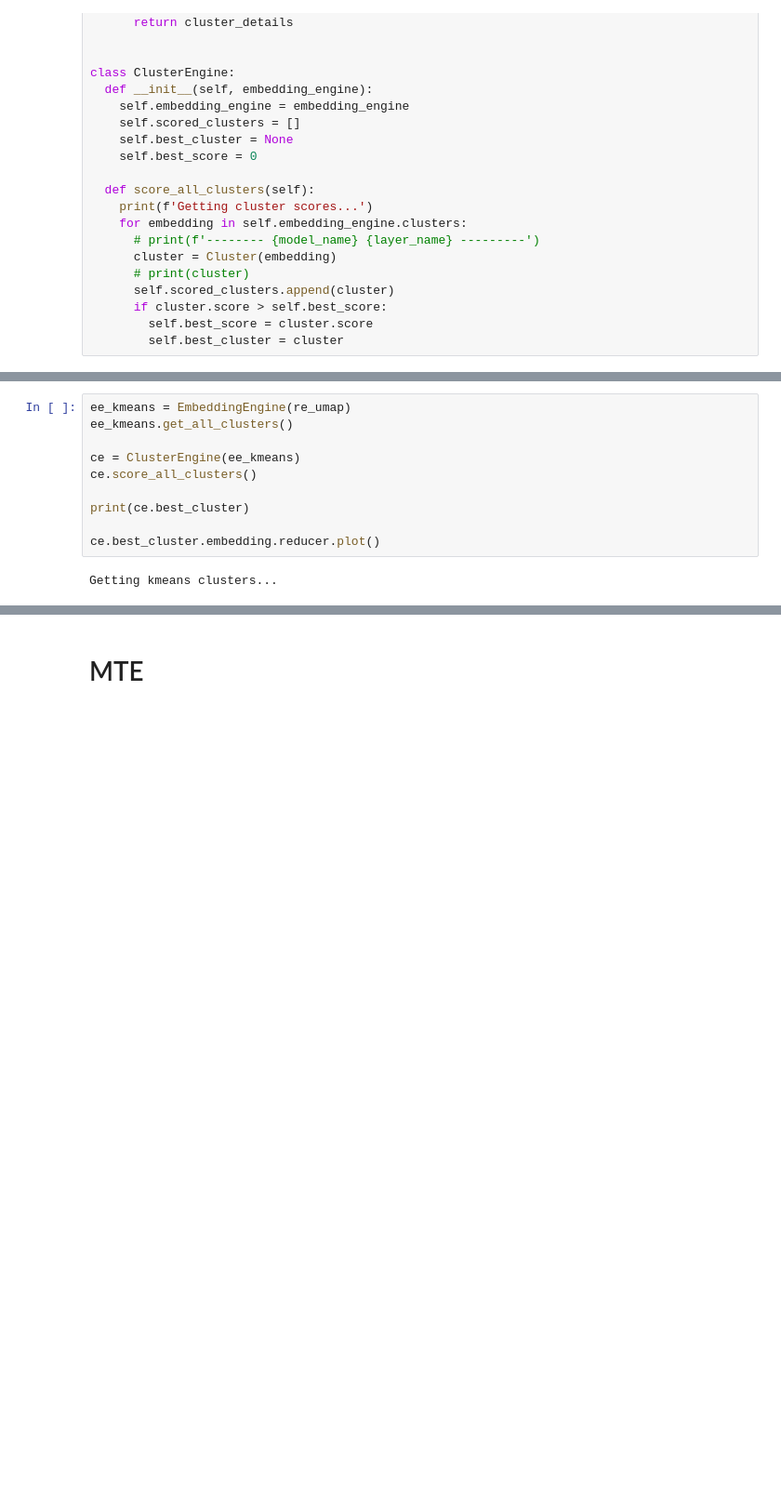
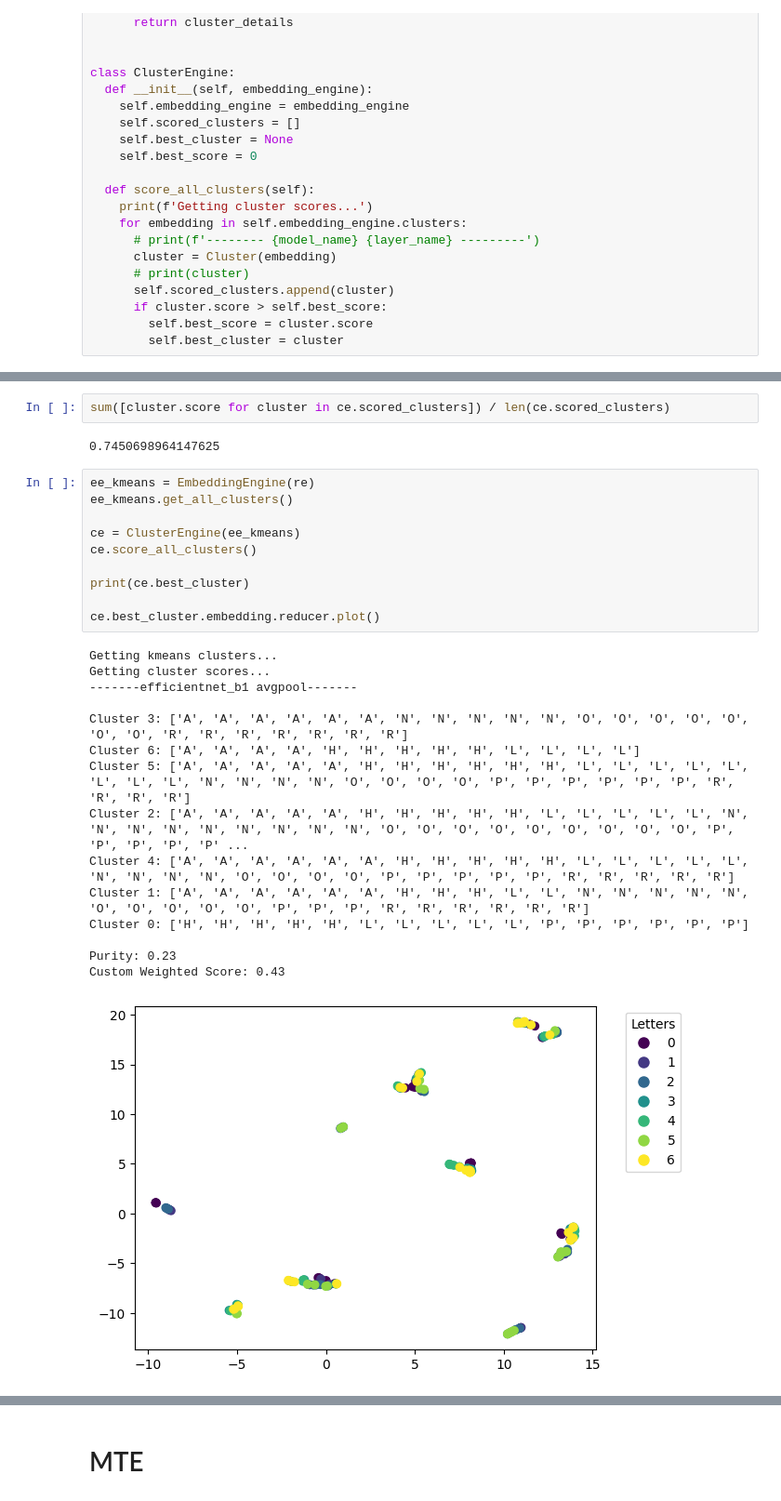
Before and after one commit to ADA-SITE-JML/gesture_face_features, a Jupyter notebook: code/hgr_pytorch.ipynb, the cells around one changed output, grey strips where cells are left out. Shown: that part at 93% size. Drawn from its saved outputs; the diff is of its cells as text; blank space fills up the shorter version.

```diff
--- a/code/hgr_pytorch.ipynb
+++ b/code/hgr_pytorch.ipynb
@@ -311,13 +387,31 @@ Getting umap embeddings for grid {'n_neighbors': [5, 10, 15, 30], 'min_dist': [0
+# %%
+sum([cluster.score for cluster in ce.scored_clusters]) / len(ce.scored_clusters)
+# %% [output]
+0.7450698964147625
 # %%
-ee_kmeans = EmbeddingEngine(re_umap)
+ee_kmeans = EmbeddingEngine(re)
 ee_kmeans.get_all_clusters()
 
 ce = ClusterEngine(ee_kmeans)
 ce.score_all_clusters()
 
 print(ce.best_cluster)
 
 ce.best_cluster.embedding.reducer.plot()
 # %% [output]
 Getting kmeans clusters...
+Getting cluster scores...
+-------efficientnet_b1 avgpool-------
+
+Cluster 3: ['A', 'A', 'A', 'A', 'A', 'A', 'N', 'N', 'N', 'N', 'N', 'O', 'O', 'O', 'O', 'O', 'O', 'O', 'R', 'R', 'R', 'R', 'R', 'R', 'R']
+Cluster 6: ['A', 'A', 'A', 'A', 'H', 'H', 'H', 'H', 'H', 'L', 'L', 'L', 'L']
+Cluster 5: ['A', 'A', 'A', 'A', 'A', 'H', 'H', 'H', 'H', 'H', 'H', 'L', 'L', 'L', 'L', 'L', 'L', 'L', 'L', 'N', 'N', 'N', 'N', 'O', 'O', 'O', 'O', 'P', 'P', 'P', 'P', 'P', 'P', 'R', 'R', 'R', 'R']
+Cluster 2: ['A', 'A', 'A', 'A', 'A', 'H', 'H', 'H', 'H', 'H', 'L', 'L', 'L', 'L', 'L', 'N', 'N', 'N', 'N', 'N', 'N', 'N', 'N', 'N', 'O', 'O', 'O', 'O', 'O', 'O', 'O', 'O', 'O', 'P', 'P', 'P', 'P', 'P' ...
+Cluster 4: ['A', 'A', 'A', 'A', 'A', 'A', 'H', 'H', 'H', 'H', 'H', 'L', 'L', 'L', 'L', 'L', 'N', 'N', 'N', 'N', 'O', 'O', 'O', 'O', 'P', 'P', 'P', 'P', 'P', 'R', 'R', 'R', 'R', 'R']
+Cluster 1: ['A', 'A', 'A', 'A', 'A', 'A', 'H', 'H', 'H', 'L', 'L', 'N', 'N', 'N', 'N', 'N', 'O', 'O', 'O', 'O', 'O', 'P', 'P', 'P', 'R', 'R', 'R', 'R', 'R', 'R']
+Cluster 0: ['H', 'H', 'H', 'H', 'H', 'L', 'L', 'L', 'L', 'L', 'P', 'P', 'P', 'P', 'P', 'P']
+
+Purity: 0.23
+Custom Weighted Score: 0.43
+[figure, added]
 # %%
```
Also changed, not shown: parts of 14 cells of this notebook.
